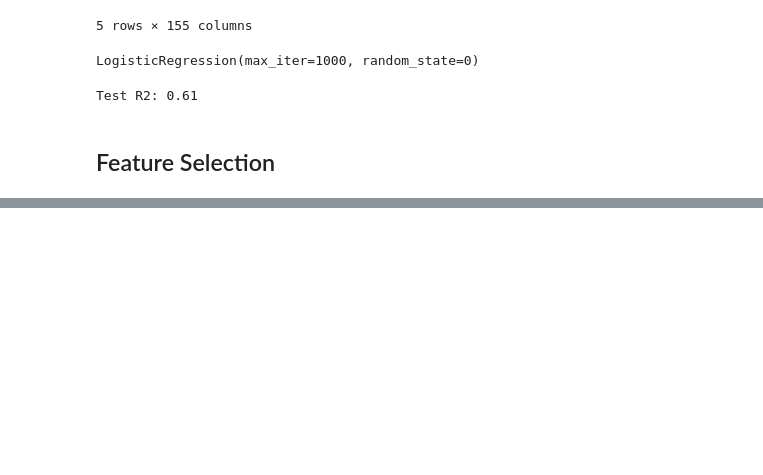
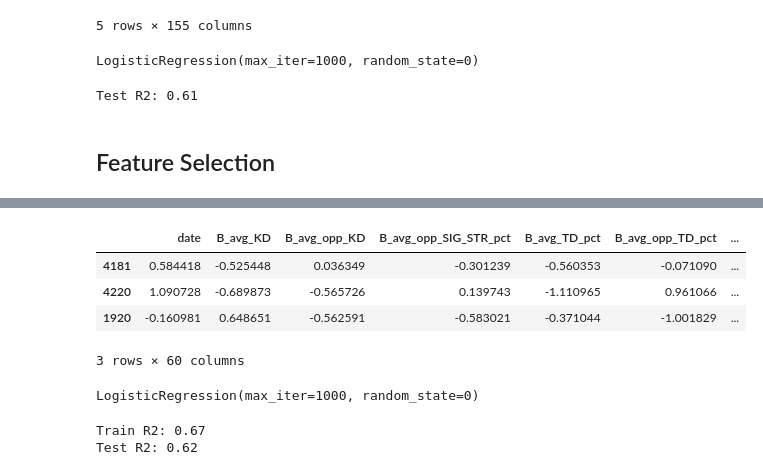
Before and after one commit to rhit-walkowae/ufcPredictionProject, a Jupyter notebook: LogisticRegressionBrainstorming.ipynb, the cells around one changed output, grey strips where cells are left out. Drawn from its saved outputs; the diff is of its cells as text; code cells hidden in the pictures; blank space fills up the shorter version.

```diff
--- a/LogisticRegressionBrainstorming.ipynb
+++ b/LogisticRegressionBrainstorming.ipynb
@@ -151,0 +157,8 @@ Test R2: 0.61
+# %%
+# LASSO to find insignificant features to drop
+grid = {'C':[0.01, 0.1, 1, 10, 100]}
+
+lr_model = LogisticRegression(penalty='l1', solver='liblinear',max_iter=1000)
+gs_model = GridSearchCV(estimator=lr_model, param_grid=grid)
+gs_model.fit(X_train, y_train)
+# TAKES ROUGHLY 6 MINUTES TO RUN!!!
@@ -151,0 +173,4 @@ Test R2: 0.61
+# %%
+# Train a LR model with best parameters
+model = LogisticRegression(C=0.1, penalty='l1', solver='liblinear')
+model.fit(X_train, y_train)
@@ -151,0 +179,4 @@ Test R2: 0.61
+# %%
+# viewing coefficients after LASSO
+coef = model.coef_[0]
+coef
@@ -151,0 +201,5 @@ Test R2: 0.61
+# %%
+# Exctracting only significant features
+imp_features = pd.Series(X_train.columns)[list(coef!=0)]
+print(len(imp_features))
+imp_features
@@ -151,0 +225,25 @@ Test R2: 0.61
+# %%
+# removing insifnificant features from X
+X_train_imp = X_train[imp_features]
+X_test_imp = X_test[imp_features]
+
+X_train_imp.head(3)
+# %% [output]
+|  | date | B_avg_KD | B_avg_opp_KD | B_avg_opp_SIG_STR_pct | B_avg_TD_pct | B_avg_opp_TD_pct | ... |
+| 4181 | 0.584418 | -0.525448 | 0.036349 | -0.301239 | -0.560353 | -0.071090 | ... |
+| 4220 | 1.090728 | -0.689873 | -0.565726 | 0.139743 | -1.110965 | 0.961066 | ... |
+| 1920 | -0.160981 | 0.648651 | -0.562591 | -0.583021 | -0.371044 | -1.001829 | ... |
+3 rows × 60 columns
+# %%
+# Rerunning Logistic Regression with reduced feature set
+logr = LogisticRegression(random_state=0, max_iter=1000)
+logr.fit(X_train_imp,y_train)
+# %% [output]
+LogisticRegression(max_iter=1000, random_state=0)
+# %%
+# Scores
+print('Train R2:',logr.score(X_train_imp,y_train).round(2))
+print('Test R2:',logr.score(X_test_imp,y_test).round(2))
+# %% [output]
+Train R2: 0.67
+Test R2: 0.62
```
Also changed, not shown: parts of 7 cells of this notebook.
